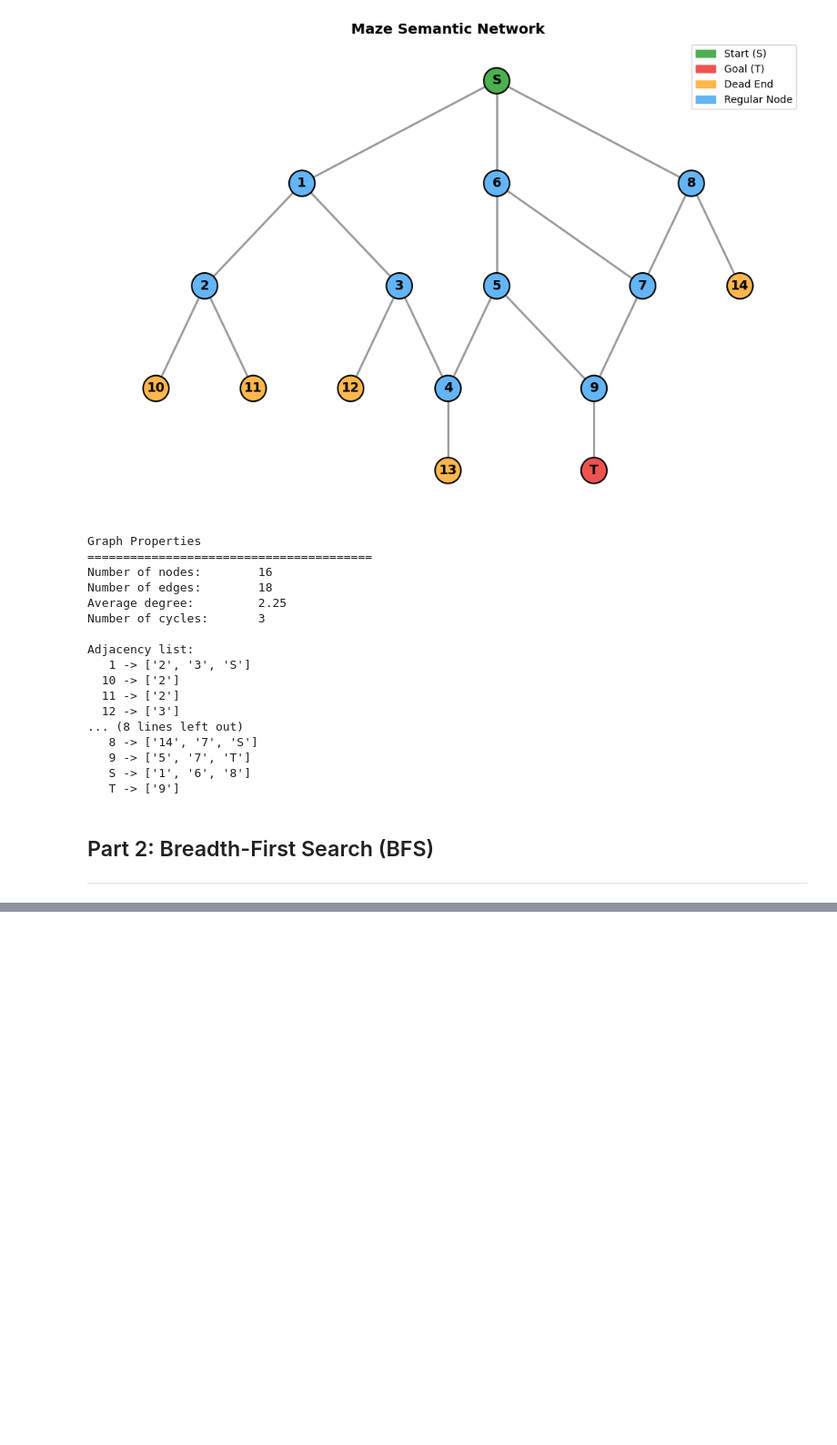
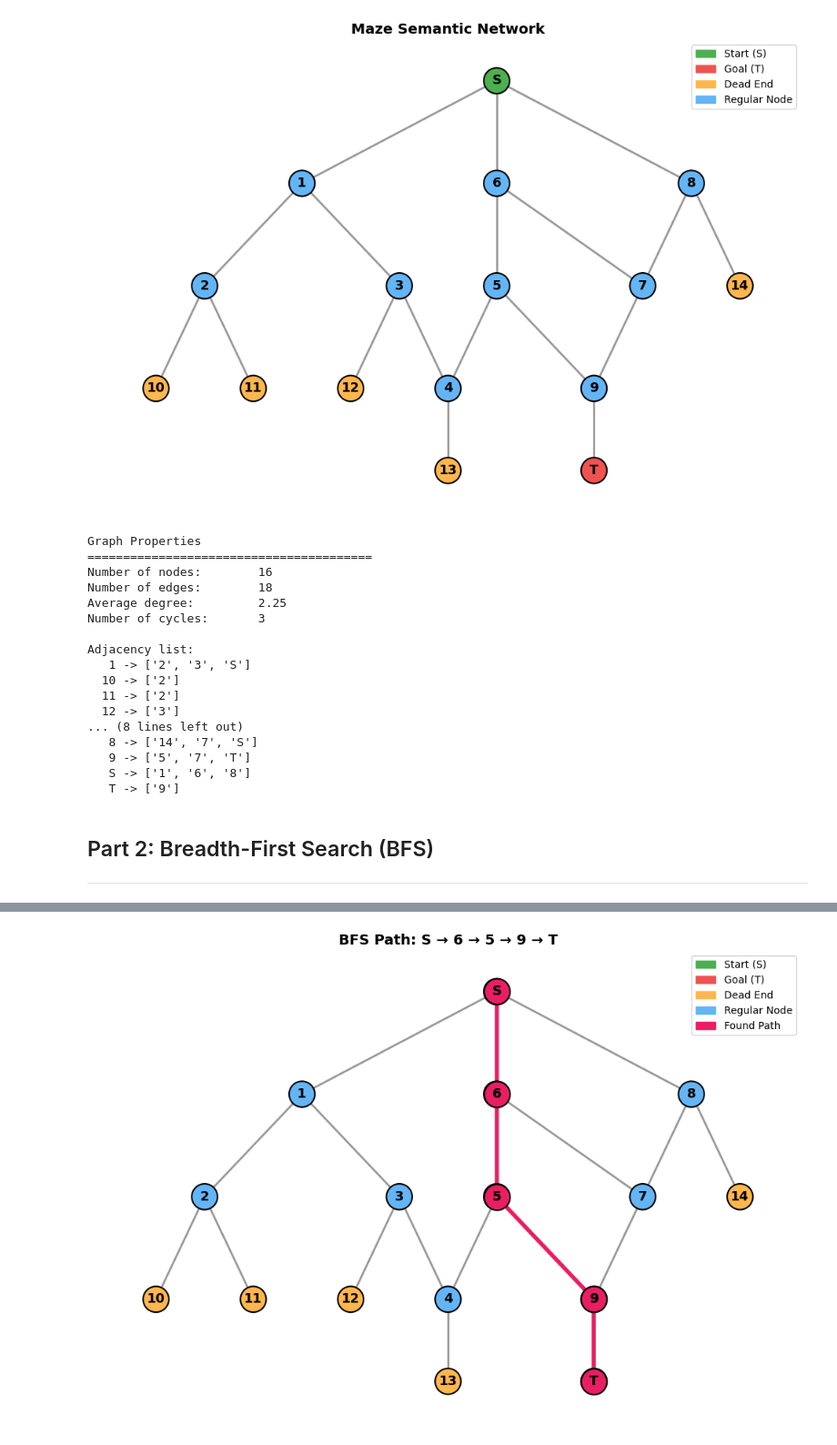
Before and after one commit to G00394925/Artificial-Intelligence-G00394925, a Jupyter notebook: Lab 7/lab7.ipynb, the cells around one changed output, grey strips where cells are left out. Shown at 91% size. Drawn from its saved outputs; the diff is of its cells as text; code cells hidden in the pictures; blank space fills up the shorter version.

```diff
--- a/Lab 7/lab7.ipynb
+++ b/Lab 7/lab7.ipynb
@@ -91,7 +91,7 @@ def draw_maze(graph, pos, title="Maze Semantic Network", highlight_edges=None, h
     if highlight_nodes:
         nx.draw_networkx_nodes(graph, pos, nodelist=highlight_nodes,
                                node_color='#E91E63', node_size=650,
-                               edgecolors='black', linewidth=1.5, ax=ax)
+                               edgecolors='black', linewidths=1.5, ax=ax)
         nx.draw_networkx_labels(graph, pos,
                                 labels={n: n for n in highlight_nodes},
                                 font_size=13, font_weight='bold', ax=ax)
@@ -104,7 +104,7 @@ def draw_maze(graph, pos, title="Maze Semantic Network", highlight_edges=None, h
         mpatches.Patch(color='#64B5F6', label='Regular Node'),
     ]
     if highlight_edges:
-        legend_elements.append(mpatches.Patch(color='E91E63', label='Found Path'))
+        legend_elements.append(mpatches.Patch(color='#E91E63', label='Found Path'))
     ax.legend(handles=legend_elements, loc='upper right', fontsize=10)
 
     ax.set_title(title, fontsize=14, fontweight='bold')
@@ -152,0 +198,5 @@ Adjacency list:
+# %%
+bfs_order, bfs_path, bfs_queues = bfs(maze, 'S', 'T')
+print("BFS Traversal Order:", bfs_order)
+print(f"\nPath found: {' -> '.join(bfs_path)}")
+print(f"Path length: {len(bfs_path) - 1} edges")
@@ -152,0 +264,7 @@ Adjacency list:
+# %%
+# Convert path to edges for highlighting
+bfs_edges = list(zip(bfs_path[:-1], bfs_path[1:]))
+draw_maze(maze, maze_pos, title=f'BFS Path: {" → ".join(bfs_path)}',
+          highlight_edges=bfs_edges, highlight_nodes=bfs_path)
+# %% [output]
+[figure, added]
```
Also changed, not shown: parts of 40 cells of this notebook.
